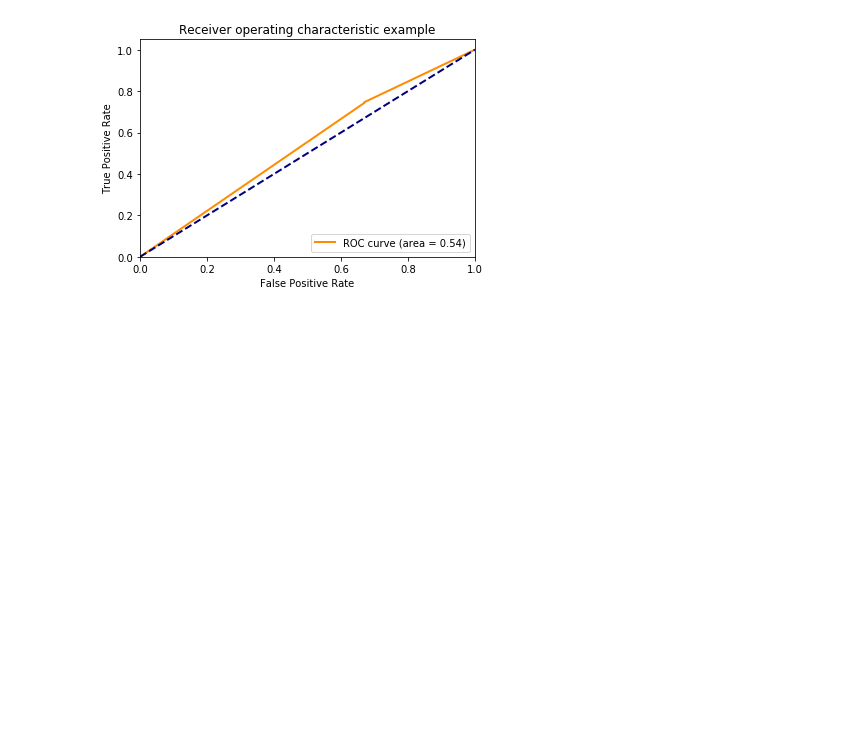
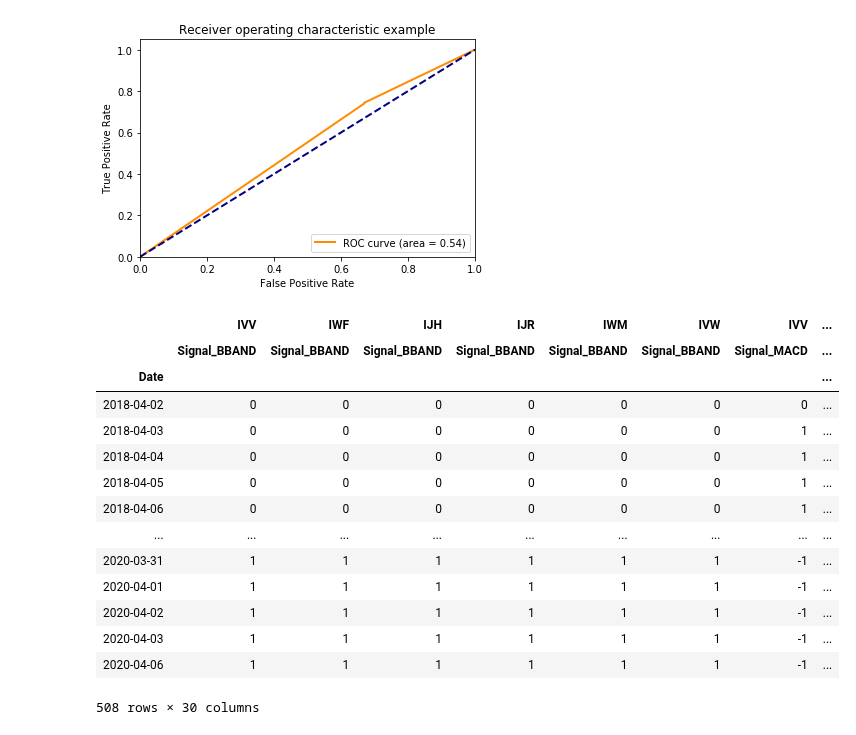
Before and after one commit to poclecoqq/Trending-stocks, a Jupyter notebook: tp2/TP2.ipynb, the cells around one changed output. Drawn from its saved outputs; the diff is of its cells as text; code cells hidden in the pictures; blank space fills up the shorter version.

```diff
--- a/tp2/TP2.ipynb
+++ b/tp2/TP2.ipynb
@@ -374,3 +419,21 @@ plt.legend(loc="lower right")
 plt.show()
 # %% [output]
 [figure]
+# %%
+Signal_5indicateurs
+# %% [output]
+|  | IVV | IWF | IJH | IJR | IWM | IVW | IVV | ... |
+|  | Signal_BBAND | Signal_BBAND | Signal_BBAND | Signal_BBAND | Signal_BBAND | Signal_BBAND | Signal_MACD | ... |
+| Date |  |  |  |  |  |  |  | ... |
+| 2018-04-02 | 0 | 0 | 0 | 0 | 0 | 0 | 0 | ... |
+| 2018-04-03 | 0 | 0 | 0 | 0 | 0 | 0 | 1 | ... |
+| 2018-04-04 | 0 | 0 | 0 | 0 | 0 | 0 | 1 | ... |
+| 2018-04-05 | 0 | 0 | 0 | 0 | 0 | 0 | 1 | ... |
+| 2018-04-06 | 0 | 0 | 0 | 0 | 0 | 0 | 1 | ... |
+| ... | ... | ... | ... | ... | ... | ... | ... | ... |
+| 2020-03-31 | 1 | 1 | 1 | 1 | 1 | 1 | -1 | ... |
+| 2020-04-01 | 1 | 1 | 1 | 1 | 1 | 1 | -1 | ... |
+| 2020-04-02 | 1 | 1 | 1 | 1 | 1 | 1 | -1 | ... |
+| 2020-04-03 | 1 | 1 | 1 | 1 | 1 | 1 | -1 | ... |
+| 2020-04-06 | 1 | 1 | 1 | 1 | 1 | 1 | -1 | ... |
+508 rows × 30 columns
```
Also changed, not shown: parts of 27 cells of this notebook, 3 other files.
